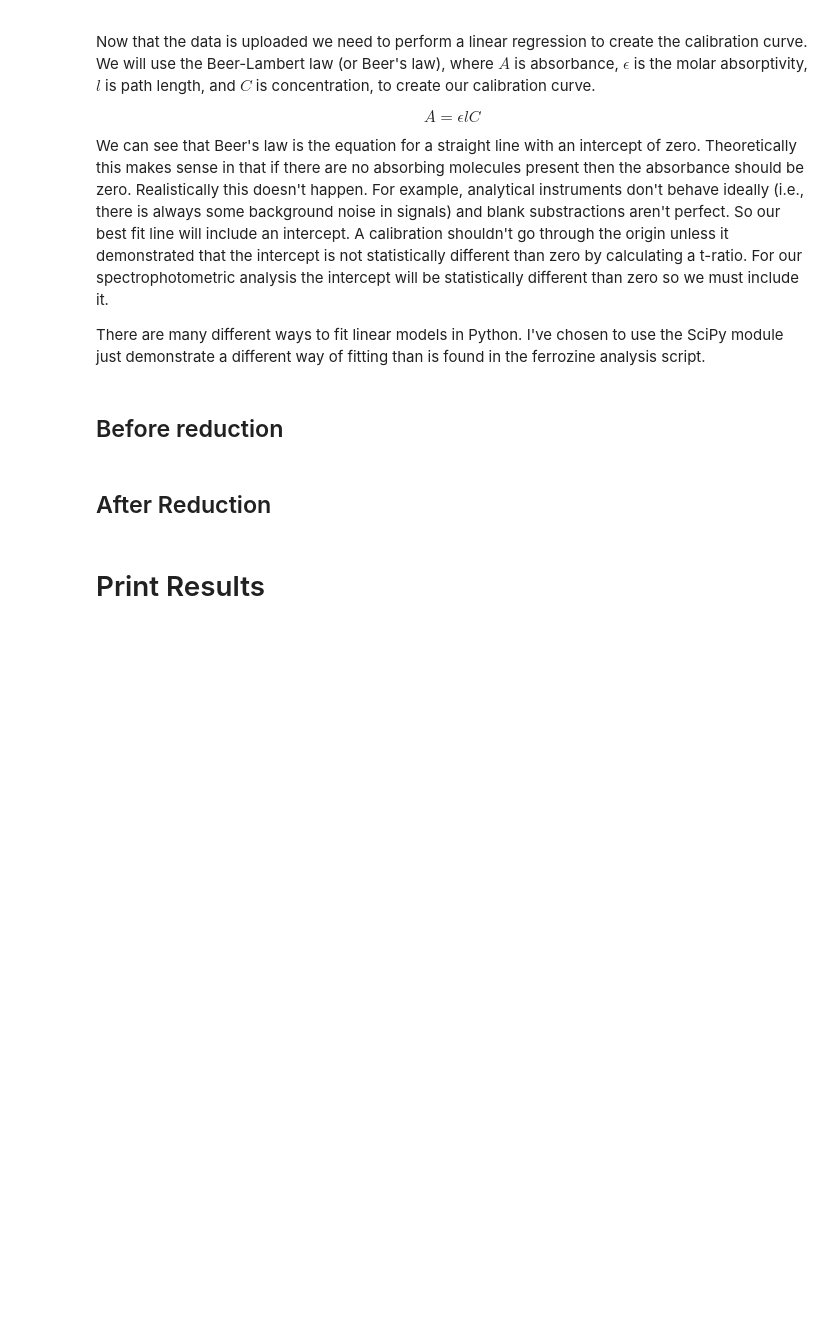
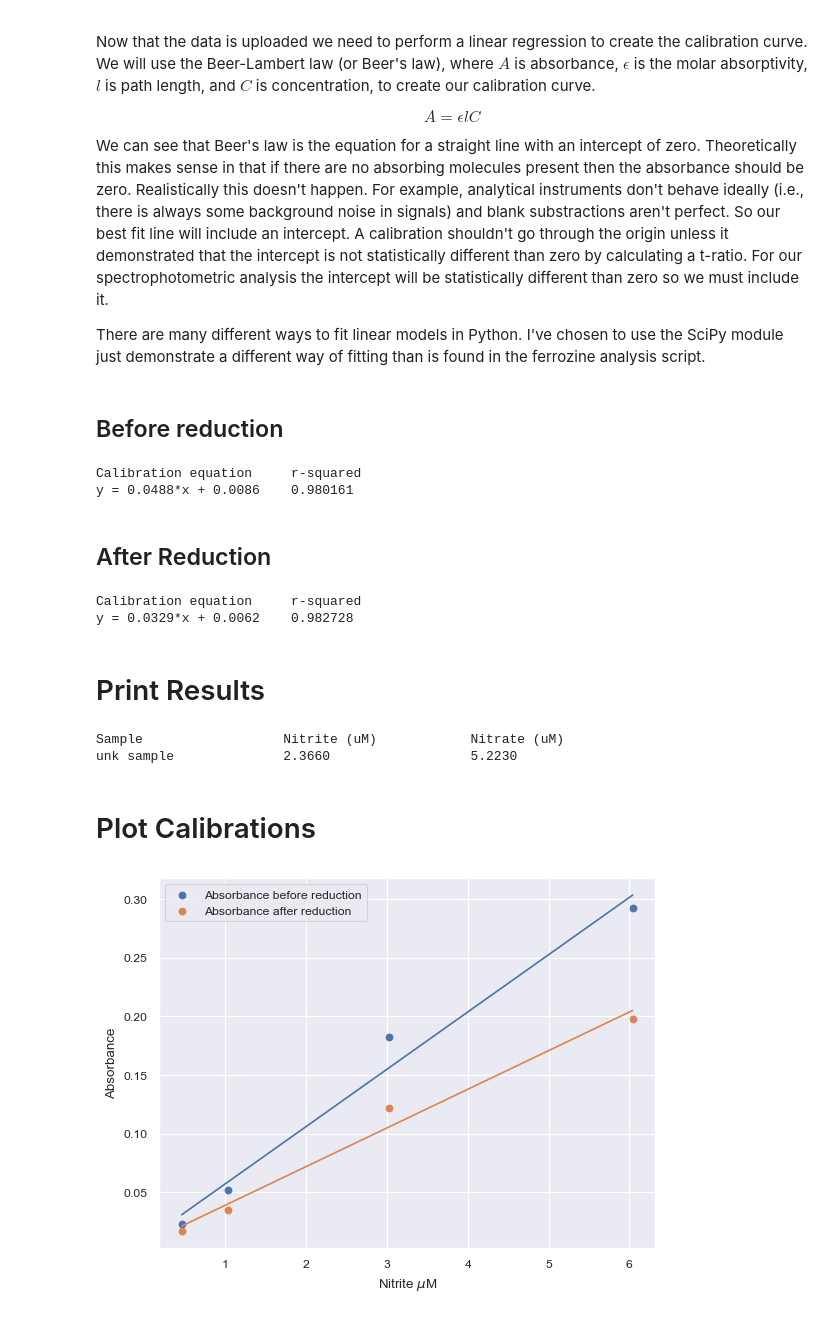
Before and after one commit to dgormanl/ESS482, a Jupyter notebook: Week_5/nitrogen_analysis.ipynb, the cells around one changed output. Drawn from its saved outputs; the diff is of its cells as text; code cells hidden in the pictures; blank space fills up the shorter version.

Commit message:
Added plot

```diff
--- a/Week_5/nitrogen_analysis.ipynb
+++ b/Week_5/nitrogen_analysis.ipynb
@@ -46,8 +46,8 @@ def func(x, p1, p2):
 
 
 # rename the calibration data x and y and select range with data leaving out the nans
-x = np.array(std_abs1)
-y = np.array(stds)
+x = np.array(stds)
+y = np.array(std_abs1)
 # run the regression and save the output parameter (slope and intercept) in popt and save the covariance matrix in pcov
 popt, pcov = curve_fit(func, x, y, p0=[0.003, 0])
 # calculate the coefficient of determination also known as r^2
@@ -60,12 +60,18 @@ r_squared = 1 - (ss_res / ss_tot)
 b = popt[1]
 # slope
 m = popt[0]
+
+# calculate the fit line for plotting
+A1fit_line = func(x, m, b)
 # print fit parameters and error
 print("Calibration equation\t r-squared")
 print("y = %.4f*x + %.4f\t %f" % (m, b, r_squared))
 
 # inverse prediction of concentration from absorbance measurements
 sample_conc1 = (np.array(samples_abs1) - b) / m
+# %% [output]
+Calibration equation     r-squared
+y = 0.0488*x + 0.0086    0.980161
 # %% [markdown]
 ## After Reduction
 # %%
@@ -76,8 +82,8 @@ def func(x, p1, p2):
 
 
 # rename the calibration data x and y and select range with data leaving out the nans
-x = np.array(std_abs2)
-y = np.array(stds)
+x = np.array(stds)
+y = np.array(std_abs2)
 # run the regression and save the output parameter (slope and intercept) in popt and save the covariance matrix in pcov
 popt, pcov = curve_fit(func, x, y, p0=[0.003, 0])
 # calculate the coefficient of determination also known as r^2
@@ -90,12 +96,19 @@ r_squared = 1 - (ss_res / ss_tot)
 b = popt[1]
 # slope
 m = popt[0]
+
+# calculate the fit line for plotting
+A2fit_line = func(x, m, b)
+
 # print fit parameters and error
 print("Calibration equation\t r-squared")
 print("y = %.4f*x + %.4f\t %f" % (m, b, r_squared))
 
 # inverse prediction of concentration from absorbance measurements
 sample_conc2 = (np.array(samples_abs2) - b) / m
+# %% [output]
+Calibration equation     r-squared
+y = 0.0329*x + 0.0062    0.982728
 # %% [markdown]
 # Print Results
 # %%
@@ -104,3 +117,31 @@ nitrate = sample_conc2 - sample_conc1
 print("Sample\t\t\tNitrite (uM)\t\tNitrate (uM)")
 for sample in zip(sample_name, nitrite, nitrate):
     print("%s\t\t%.4f\t\t\t%.4f" % (sample[0], sample[1], sample[2]))
+# %% [output]
+Sample                  Nitrite (uM)            Nitrate (uM)
+unk sample              2.3660                  5.2230
+# %% [markdown]
+# Plot Calibrations
+# %%
+# to plot the data we need to import matlibplot
+import matplotlib.pyplot as plt
+
+# to make the plots look nicer we will import the seaborn module
+import seaborn as sns
+
+sns.set_theme()
+sns.set_context("paper")
+# plot the data and label the axes
+plt.figure()
+plt.scatter(stds, std_abs1, label="Absorbance before reduction")
+plt.plot(stds, A1fit_line)
+plt.scatter(stds, std_abs2, label="Absorbance after reduction")
+plt.plot(stds, A2fit_line)
+plt.xlabel(r"Nitrite $\mu$M")
+plt.ylabel("Absorbance")
+plt.legend()
+
+# Save and download the plot in various file formats
+plt.savefig("nitrite_calibration.pdf", bbox_inches="tight")
+# %% [output]
+[figure, added]
```
